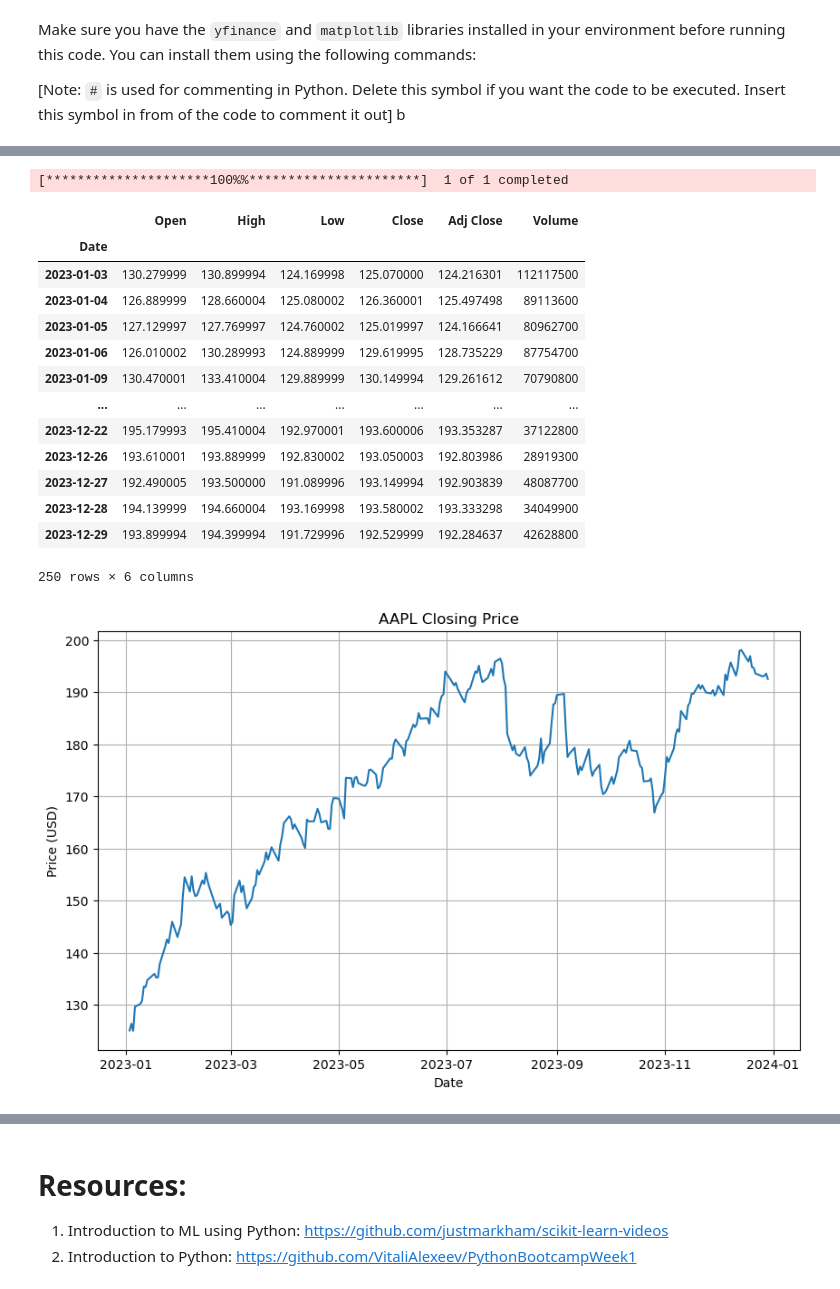
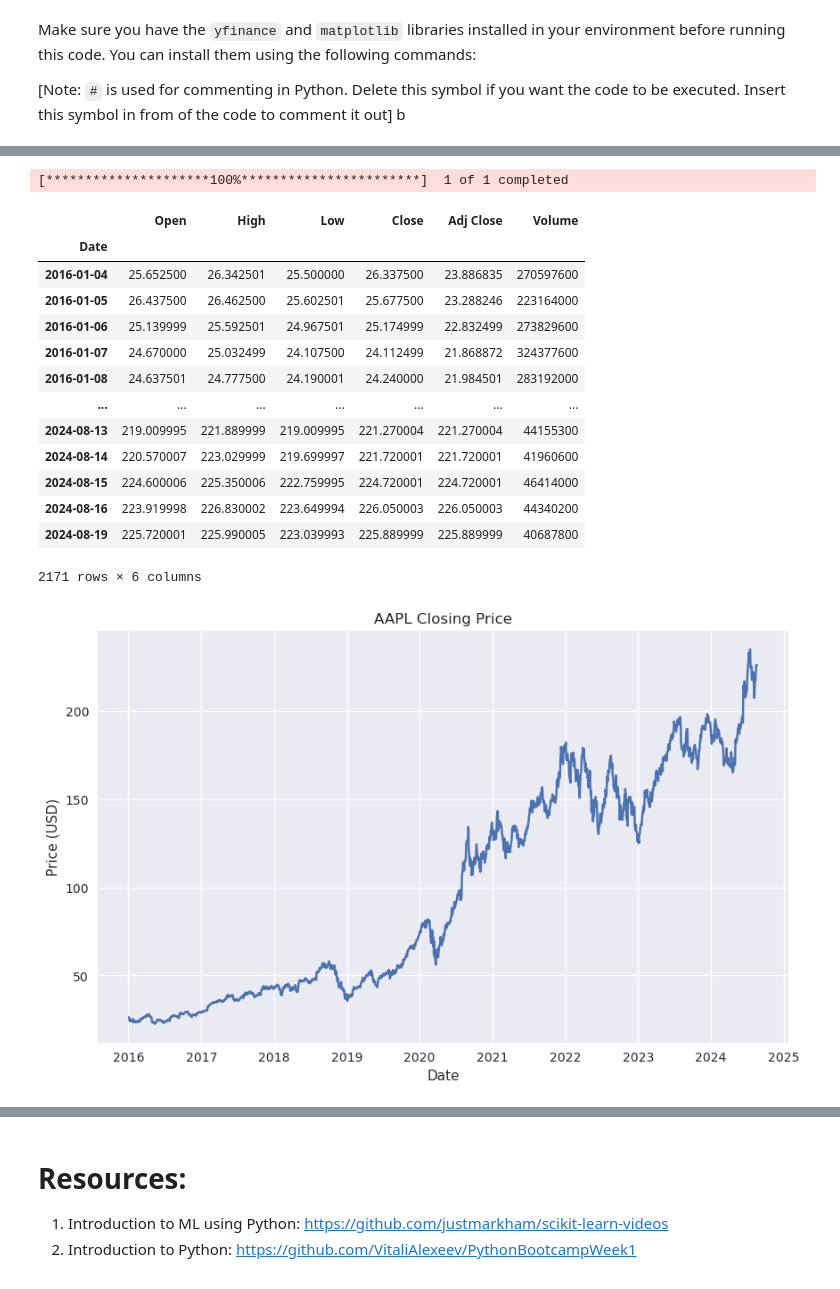
Before and after one commit to VitaliAlexeev/AI_SustainableFinance_2024, a Jupyter notebook: Example - YahooFinance.ipynb, the cells around one changed output, grey strips where cells are left out. Cells and saved outputs as stored; diff of their text form; code cells hidden in the pictures.

```diff
--- a/Example - YahooFinance.ipynb
+++ b/Example - YahooFinance.ipynb
@@ -15,35 +34,37 @@ import matplotlib.pyplot as plt
 # %%
-# Download AAPL stock data
-aapl = yf.download('AAPL', start='2023-01-01', end='2023-12-31')
+# Download stock data
+ticker = 'AAPL' # consider generalizing your code so it can be easily tweaked (for example, to analyze another stock)
+stock_data = yf.download('AAPL', start='2016-01-01', end='2024-08-20')
 # %% [output]
-[*********************100%%**********************]  1 of 1 completed
+[*********************100%***********************]  1 of 1 completed
 # %%
-aapl
+stock_data
 # %% [output]
 |  | Open | High | Low | Close | Adj Close | Volume |
 | Date |  |  |  |  |  |  |
-| 2023-01-03 | 130.279999 | 130.899994 | 124.169998 | 125.070000 | 124.216301 | 112117500 |
-| 2023-01-04 | 126.889999 | 128.660004 | 125.080002 | 126.360001 | 125.497498 | 89113600 |
-| 2023-01-05 | 127.129997 | 127.769997 | 124.760002 | 125.019997 | 124.166641 | 80962700 |
-| 2023-01-06 | 126.010002 | 130.289993 | 124.889999 | 129.619995 | 128.735229 | 87754700 |
-| 2023-01-09 | 130.470001 | 133.410004 | 129.889999 | 130.149994 | 129.261612 | 70790800 |
+| 2016-01-04 | 25.652500 | 26.342501 | 25.500000 | 26.337500 | 23.886835 | 270597600 |
+| 2016-01-05 | 26.437500 | 26.462500 | 25.602501 | 25.677500 | 23.288246 | 223164000 |
+| 2016-01-06 | 25.139999 | 25.592501 | 24.967501 | 25.174999 | 22.832499 | 273829600 |
+| 2016-01-07 | 24.670000 | 25.032499 | 24.107500 | 24.112499 | 21.868872 | 324377600 |
+| 2016-01-08 | 24.637501 | 24.777500 | 24.190001 | 24.240000 | 21.984501 | 283192000 |
 | ... | ... | ... | ... | ... | ... | ... |
-| 2023-12-22 | 195.179993 | 195.410004 | 192.970001 | 193.600006 | 193.353287 | 37122800 |
-| 2023-12-26 | 193.610001 | 193.889999 | 192.830002 | 193.050003 | 192.803986 | 28919300 |
-| 2023-12-27 | 192.490005 | 193.500000 | 191.089996 | 193.149994 | 192.903839 | 48087700 |
-| 2023-12-28 | 194.139999 | 194.660004 | 193.169998 | 193.580002 | 193.333298 | 34049900 |
-| 2023-12-29 | 193.899994 | 194.399994 | 191.729996 | 192.529999 | 192.284637 | 42628800 |
+| 2024-08-13 | 219.009995 | 221.889999 | 219.009995 | 221.270004 | 221.270004 | 44155300 |
+| 2024-08-14 | 220.570007 | 223.029999 | 219.699997 | 221.720001 | 221.720001 | 41960600 |
+| 2024-08-15 | 224.600006 | 225.350006 | 222.759995 | 224.720001 | 224.720001 | 46414000 |
+| 2024-08-16 | 223.919998 | 226.830002 | 223.649994 | 226.050003 | 226.050003 | 44340200 |
+| 2024-08-19 | 225.720001 | 225.990005 | 223.039993 | 225.889999 | 225.889999 | 40687800 |
-250 rows × 6 columns
+2171 rows × 6 columns
 # %%
 # Plot the closing price
+plt.style.use('seaborn-v0_8')
 plt.figure(figsize=(10, 6))
-plt.plot(aapl['Close'])
+plt.plot(stock_data['Close'])
 plt.title('AAPL Closing Price')
 plt.xlabel('Date')
 plt.ylabel('Price (USD)')
 plt.grid(True)
 plt.show()
 # %% [output]
-[figure, old version]
+[figure, new version]
 # %%
 # Calculate daily returns
```
Also changed, not shown: parts of 10 cells of this notebook, 5 other files.
